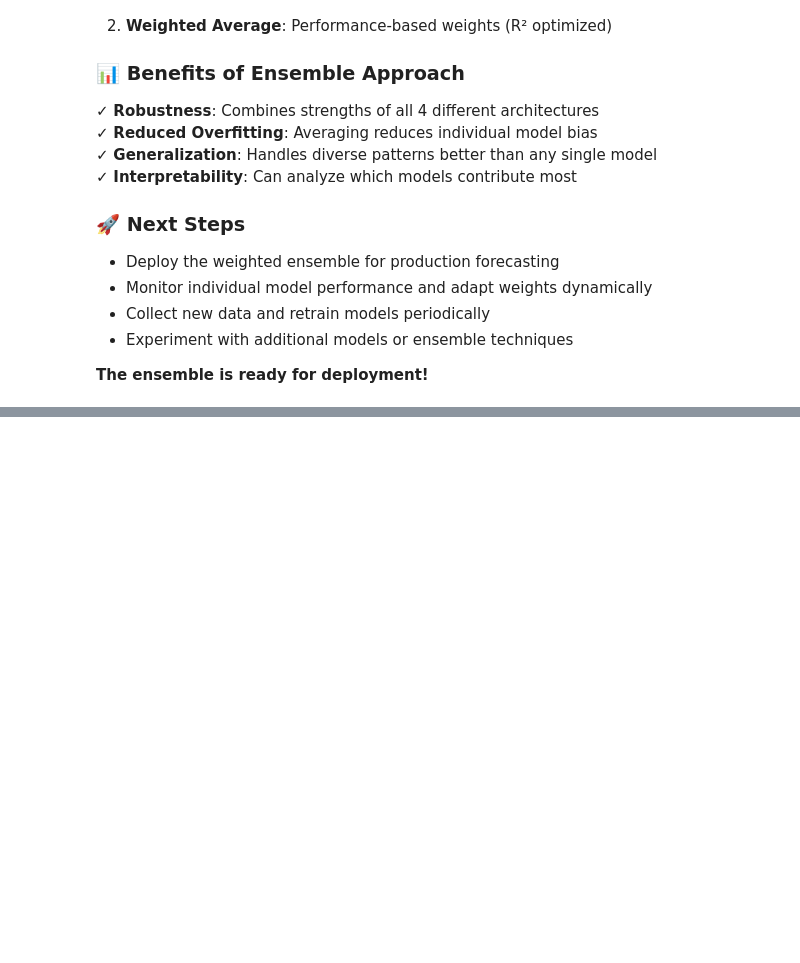
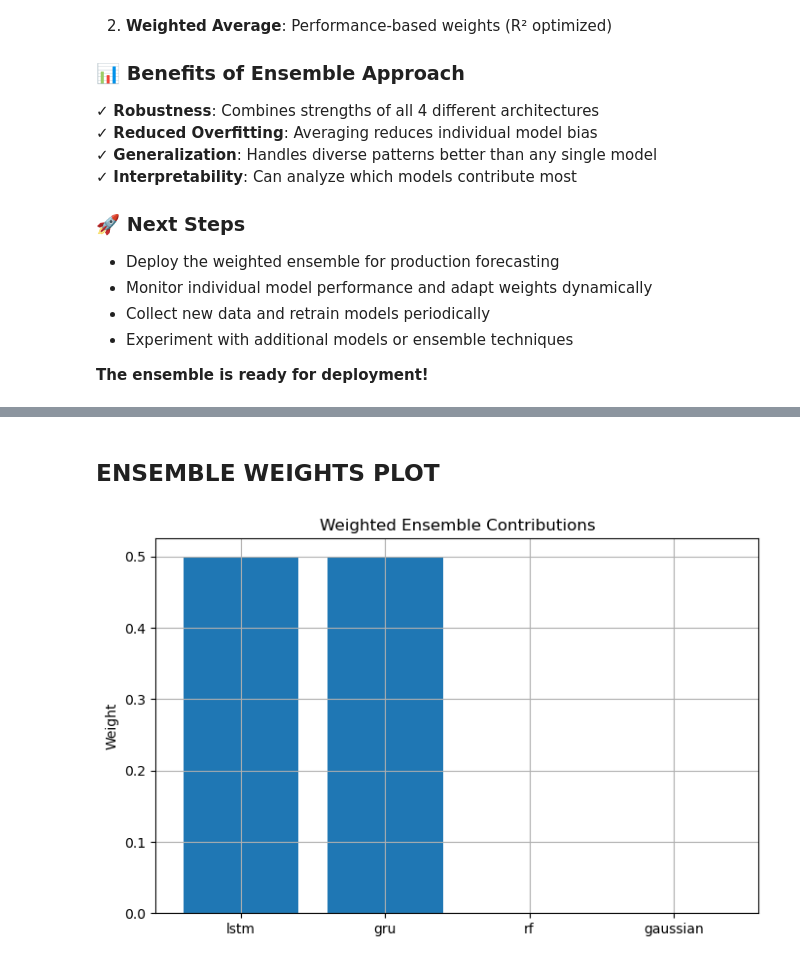
Before and after one commit to nhbi05/demand-forecasting, a Jupyter notebook: notebooks/06_Ensemble.ipynb, the cells around one changed output, grey strips where cells are left out. Saved outputs shown, nothing was run; the diff lists cells and outputs as text; code cells hidden in the pictures; blank space fills up the shorter version.

```diff
--- a/notebooks/06_Ensemble.ipynb
+++ b/notebooks/06_Ensemble.ipynb
@@ -427,0 +227,22 @@ This notebook combines predictions from **all 4 models** (LSTM, RNN, Random Fore
+# %%
+weighted_ensemble = EnsembleForecaster(
+    method='weighted_average'
+)
+
+weighted_pred = weighted_ensemble.predict(
+    predictions_dict,
+    y_true=y_test
+)
+
+weighted_results = weighted_ensemble.evaluate(
+    y_test,
+    weighted_pred
+)
+
+print("Weighted Ensemble Results")
+
+print(weighted_results)
+
+print("\nAdaptive Weights")
+
+print(weighted_ensemble.weights)
@@ -427,0 +360,23 @@ This notebook combines predictions from **all 4 models** (LSTM, RNN, Random Fore
+# %% [markdown]
+## ENSEMBLE WEIGHTS PLOT
+# %%
+weights = weighted_ensemble.weights
+
+plt.figure(figsize=(8, 5))
+
+plt.bar(
+    weights.keys(),
+    weights.values()
+)
+
+plt.title(
+    'Weighted Ensemble Contributions'
+)
+
+plt.ylabel('Weight')
+
+plt.grid(True)
+
+plt.show()
+# %% [output]
+[figure, added]
```
Also changed, not shown: parts of 42 cells of this notebook.
